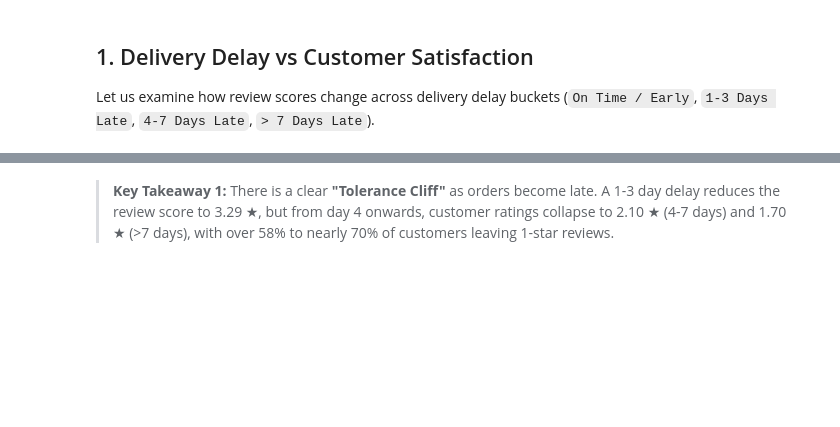
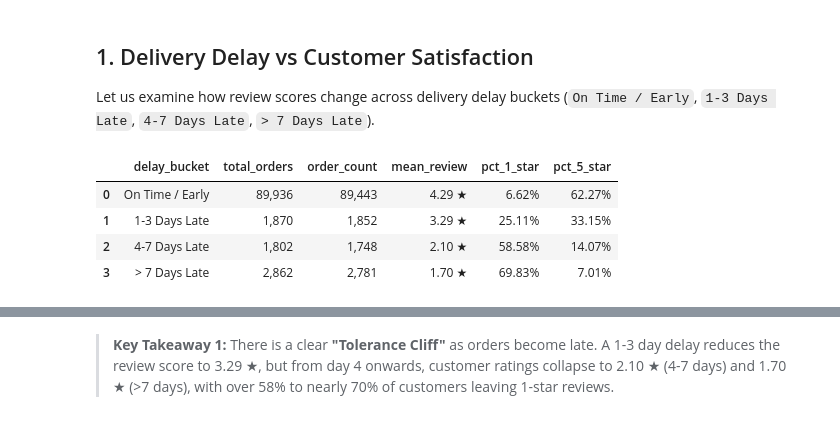
Before and after one commit to Baotran265/olist-ecommerce-data-analyst, a Jupyter notebook: notebooks/01_eda_and_insights.ipynb, the cells around one changed output, grey strips where cells are left out. Saved outputs shown, nothing was run; the diff lists cells and outputs as text; code cells hidden in the pictures; blank space fills up the shorter version.

```diff
--- a/notebooks/01_eda_and_insights.ipynb
+++ b/notebooks/01_eda_and_insights.ipynb
@@ -40,23 +42,37 @@ print(f"Loaded Master Dataset: {df_master.shape[0]:,} rows, {df_master.shape[1]}
 
 Let us examine how review scores change across delivery delay buckets (`On Time / Early`, `1-3 Days Late`, `4-7 Days Late`, `> 7 Days Late`).
 # %%
-# Filter for delivered orders (deduplicate by order_id for order-level metrics)
+# Filter for delivered orders with valid delivery dates
 deliv = df_master[(df_master['order_status'] == 'delivered') & (df_master['is_valid_delivered'] == 1)].drop_duplicates(subset=['order_id']).copy()
 
+# Filter for orders with valid review scores
+deliv_with_reviews = deliv.dropna(subset=['review_score']).copy()
+
 bucket_order = ['On Time / Early', '1-3 Days Late', '4-7 Days Late', '> 7 Days Late']
-q1_stats = deliv.groupby('delay_bucket').agg(
+q1_stats = deliv_with_reviews.groupby('delay_bucket').agg(
     order_count=('order_id', 'count'),
     mean_review=('review_score', 'mean'),
     pct_1_star=('review_score', lambda s: (s == 1).mean() * 100),
     pct_5_star=('review_score', lambda s: (s == 5).mean() * 100)
 ).reindex(bucket_order).reset_index()
 
-display(q1_stats.style.format({
+# Also include total orders count (including orders without reviews)
+total_order_counts = deliv.groupby('delay_bucket')['order_id'].count().to_dict()
+q1_stats['total_orders'] = q1_stats['delay_bucket'].map(total_order_counts)
+
+display(q1_stats[['delay_bucket', 'total_orders', 'order_count', 'mean_review', 'pct_1_star', 'pct_5_star']].style.format({
+    'total_orders': '{:,}',
     'order_count': '{:,}',
     'mean_review': '{:.2f} ★',
     'pct_1_star': '{:.2f}%',
     'pct_5_star': '{:.2f}%'
 }))
+# %% [output]
+|  | delay_bucket | total_orders | order_count | mean_review | pct_1_star | pct_5_star |
+| 0 | On Time / Early | 89,936 | 89,443 | 4.29 ★ | 6.62% | 62.27% |
+| 1 | 1-3 Days Late | 1,870 | 1,852 | 3.29 ★ | 25.11% | 33.15% |
+| 2 | 4-7 Days Late | 1,802 | 1,748 | 2.10 ★ | 58.58% | 14.07% |
+| 3 | > 7 Days Late | 2,862 | 2,781 | 1.70 ★ | 69.83% | 7.01% |
 # %%
 fig, (ax1, ax2) = plt.subplots(1, 2, figsize=(14, 5))
 colors = ['#2ca02c', '#a1d99b', '#ff7f0e', '#d62728']
```
Also changed, not shown: parts of 8 cells of this notebook, 18 other files.
